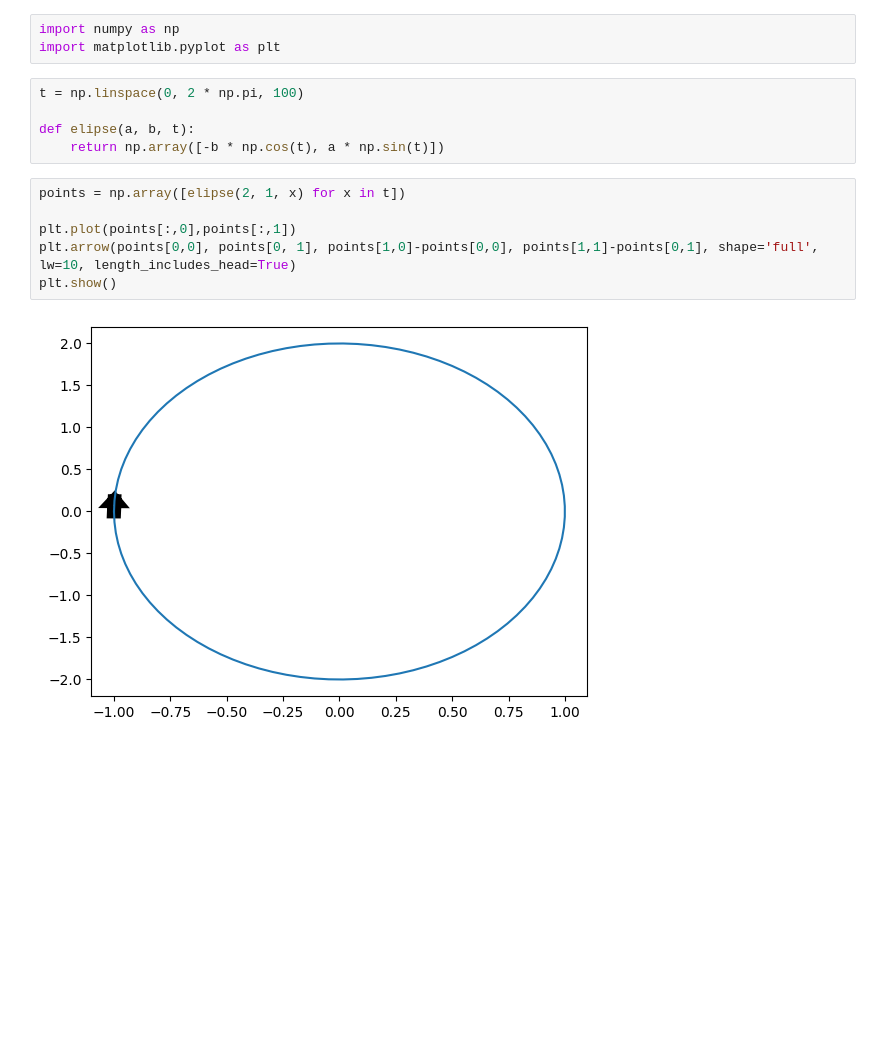
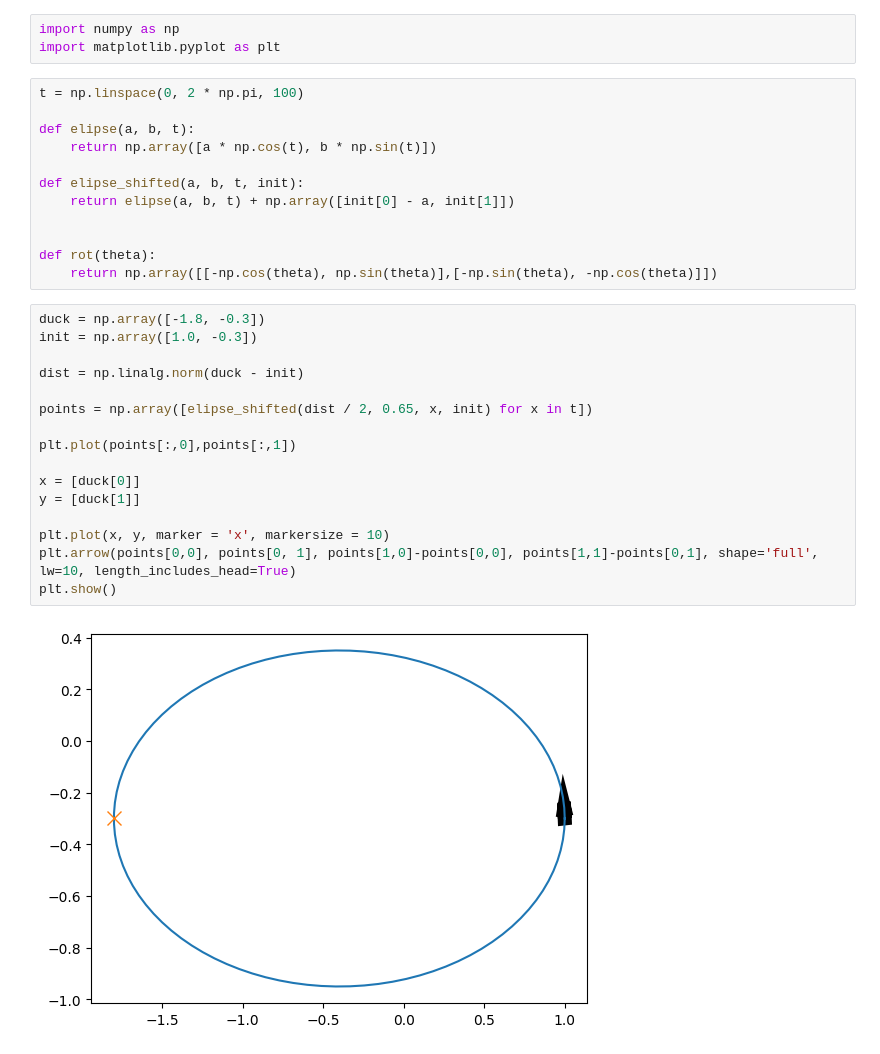
Before and after one commit to depaulmillz/CSE460-robotics, a Jupyter notebook: midterm/Elipse Test.ipynb, the cells around one changed output. Cells and saved outputs as stored; diff of their text form; blank space fills up the shorter version.

```diff
--- a/midterm/Elipse Test.ipynb
+++ b/midterm/Elipse Test.ipynb
@@ -5,13 +5,30 @@ import matplotlib.pyplot as plt
 t = np.linspace(0, 2 * np.pi, 100)
 
 def elipse(a, b, t):
-    return np.array([-b * np.cos(t), a * np.sin(t)])
+    return np.array([a * np.cos(t), b * np.sin(t)])
+
+def elipse_shifted(a, b, t, init):
+    return elipse(a, b, t) + np.array([init[0] - a, init[1]])
+
+
+def rot(theta):
+    return np.array([[-np.cos(theta), np.sin(theta)],[-np.sin(theta), -np.cos(theta)]])
 # %%
-points = np.array([elipse(2, 1, x) for x in t])
+duck = np.array([-1.8, -0.3])
+init = np.array([1.0, -0.3])
+
+dist = np.linalg.norm(duck - init)
+
+points = np.array([elipse_shifted(dist / 2, 0.65, x, init) for x in t])
 
 plt.plot(points[:,0],points[:,1])
+
+x = [duck[0]]
+y = [duck[1]]
+
+plt.plot(x, y, marker = 'x', markersize = 10)
 plt.arrow(points[0,0], points[0, 1], points[1,0]-points[0,0], points[1,1]-points[0,1], shape='full', lw=10, length_includes_head=True)
 plt.show()
 # %% [output]
-[figure, old version]
+[figure, new version]
 # %%
```
Also changed, not shown: parts of 1 cell of this notebook, 2 other files.
